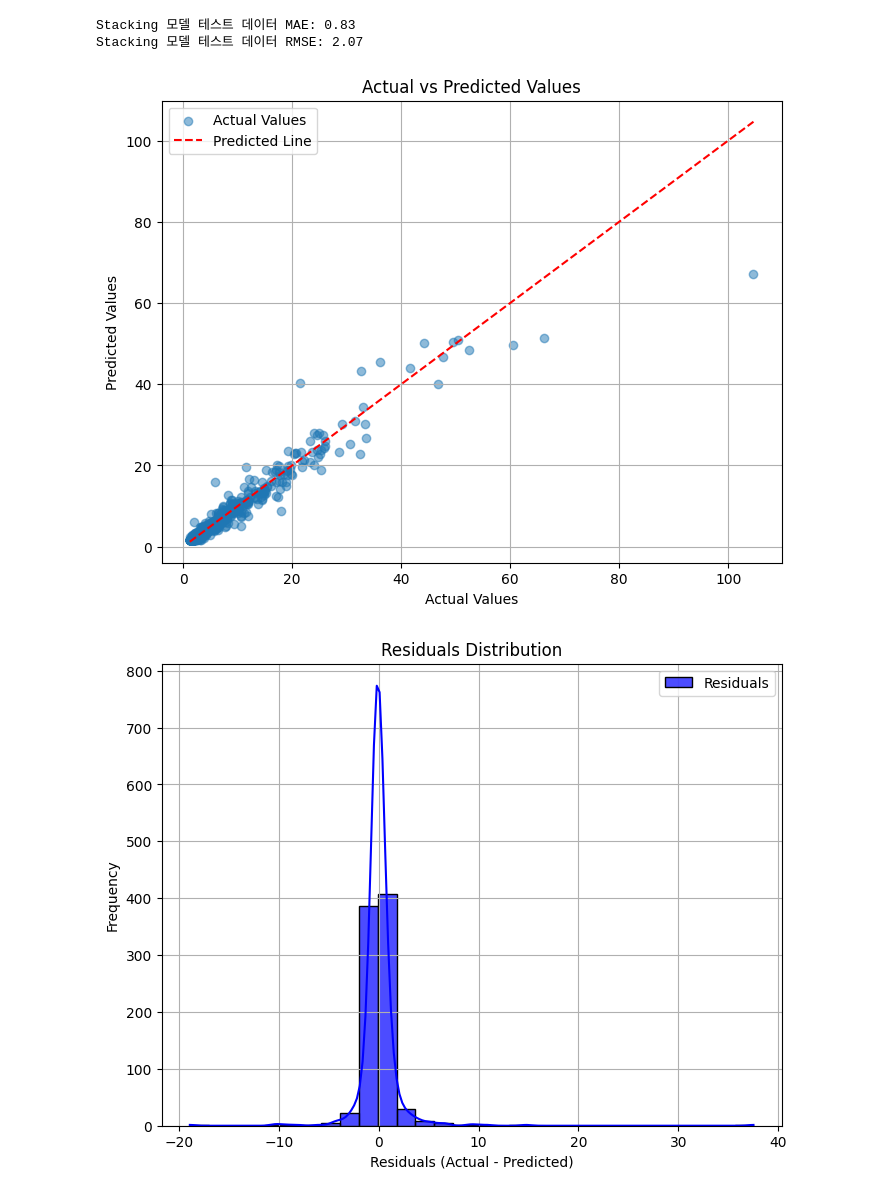
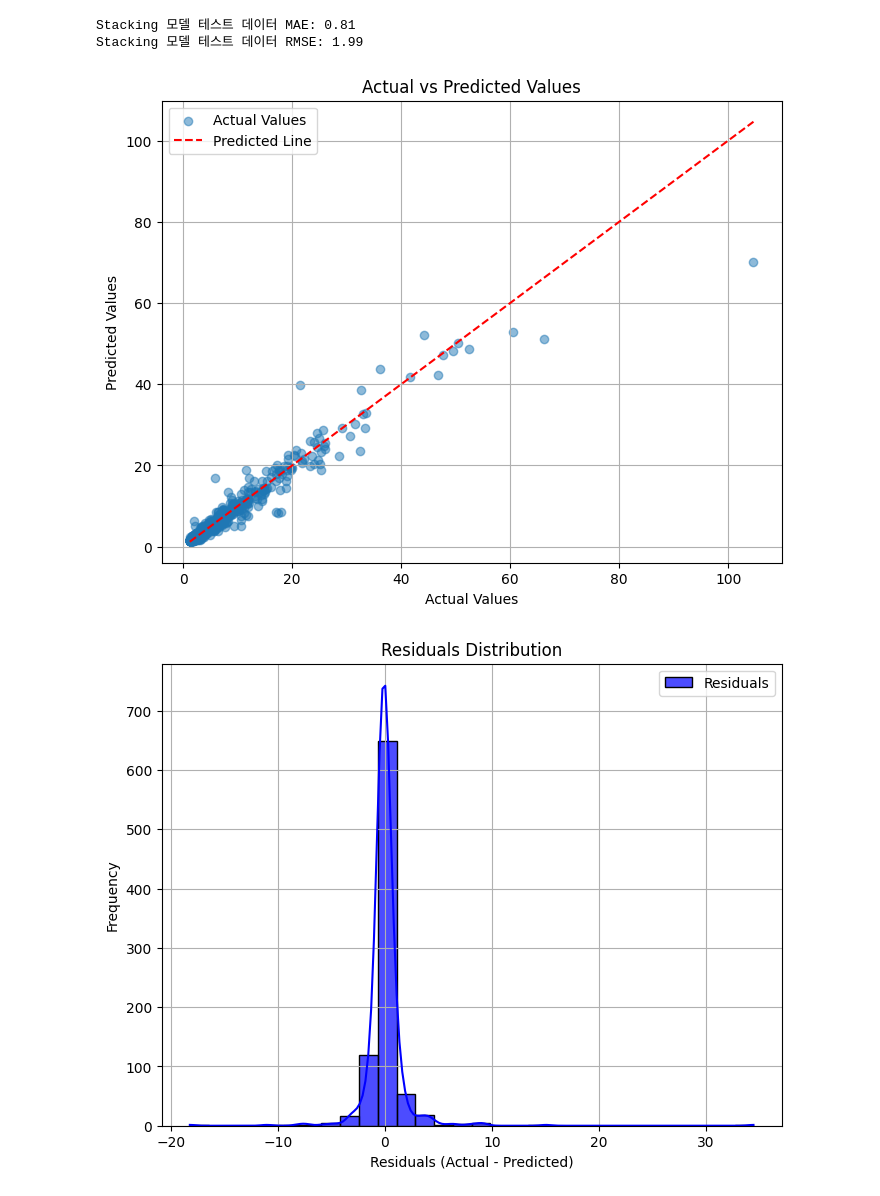
Before and after one commit to huhjayeon/cbm-prediction-model, a Jupyter notebook: cbm_prediction_Stacking_Ensemble.ipynb, the cells around one changed output. Cells and saved outputs as stored; diff of their text form; code cells hidden in the pictures.

```diff
--- a/cbm_prediction_Stacking_Ensemble.ipynb
+++ b/cbm_prediction_Stacking_Ensemble.ipynb
@@ -86,34 +88,11 @@ y = y.loc[valid_indices]
 X_train, X_test, y_train, y_test = train_test_split(X, y, test_size=0.3, random_state=42)
 
 
-# 베이스 모델 설정 (최적 하이퍼파라미터 적용)
-rf_model = RandomForestRegressor(
-    n_estimators=100,
-    max_depth=10,
-    min_samples_split=10,
-    min_samples_leaf=4,
-    random_state=42
-)
+# 베이스 모델 설정
+rf_model = RandomForestRegressor(n_estimators=300, random_state=42)
+xgb_model = XGBRegressor(n_estimators=300, learning_rate=0.1, max_depth=5, random_state=42)
+lgbm_model = LGBMRegressor(n_estimators=300, learning_rate=0.1, max_depth=5, random_state=42)
 
-xgb_model = XGBRegressor(
-    n_estimators=500,
-    learning_rate=0.01,
-    max_depth=3,
-    subsample=0.8,
-    colsample_bytree=1.0,
-    random_state=42
-)
-
-lgbm_model = LGBMRegressor(
-    colsample_bytree=0.8639936184136716,
-    learning_rate=0.09172222002012158,
-    max_depth=3,
-    min_child_samples=24,
-    n_estimators=159,
-    num_leaves=132,
-    subsample=0.6967409163601807,
-    random_state=42
-)
 
 # 메타 모델 설정
 meta_model = LinearRegression()
@@ -136,34 +115,34 @@ stacking_model.fit(X_train, y_train)
 # 예측 및 평가
 y_test_pred = stacking_model.predict(X_test)
 mae = mean_absolute_error(y_test, y_test_pred)
 rmse = mean_squared_error(y_test, y_test_pred, squared=False)
 
 print(f"Stacking 모델 테스트 데이터 MAE: {mae:.2f}")
 print(f"Stacking 모델 테스트 데이터 RMSE: {rmse:.2f}")
 
 # 시각화: 실제값 vs 예측값
 plt.figure(figsize=(8, 6))
 plt.scatter(y_test, y_test_pred, alpha=0.5, label="Actual Values")
 plt.plot([y_test.min(), y_test.max()], [y_test.min(), y_test.max()], 'r--', label="Predicted Line")
 plt.title("Actual vs Predicted Values")
 plt.xlabel("Actual Values")
 plt.ylabel("Predicted Values")
 plt.legend()
 plt.grid()
 plt.show()
 
 # 시각화: 잔차 분포
 residuals = y_test - y_test_pred
 plt.figure(figsize=(8, 6))
 sns.histplot(residuals, bins=30, kde=True, color='blue', alpha=0.7, label="Residuals")
 plt.title("Residuals Distribution")
 plt.xlabel("Residuals (Actual - Predicted)")
 plt.ylabel("Frequency")
 plt.legend()
 plt.grid()
 plt.show()
 # %% [output]
-Stacking 모델 테스트 데이터 MAE: 0.83
-Stacking 모델 테스트 데이터 RMSE: 2.07
+Stacking 모델 테스트 데이터 MAE: 0.81
+Stacking 모델 테스트 데이터 RMSE: 1.99
-[figure, old version]
+[figure, new version]
-[figure, old version]
+[figure, new version]
```
Also changed, not shown: parts of 4 cells of this notebook.
